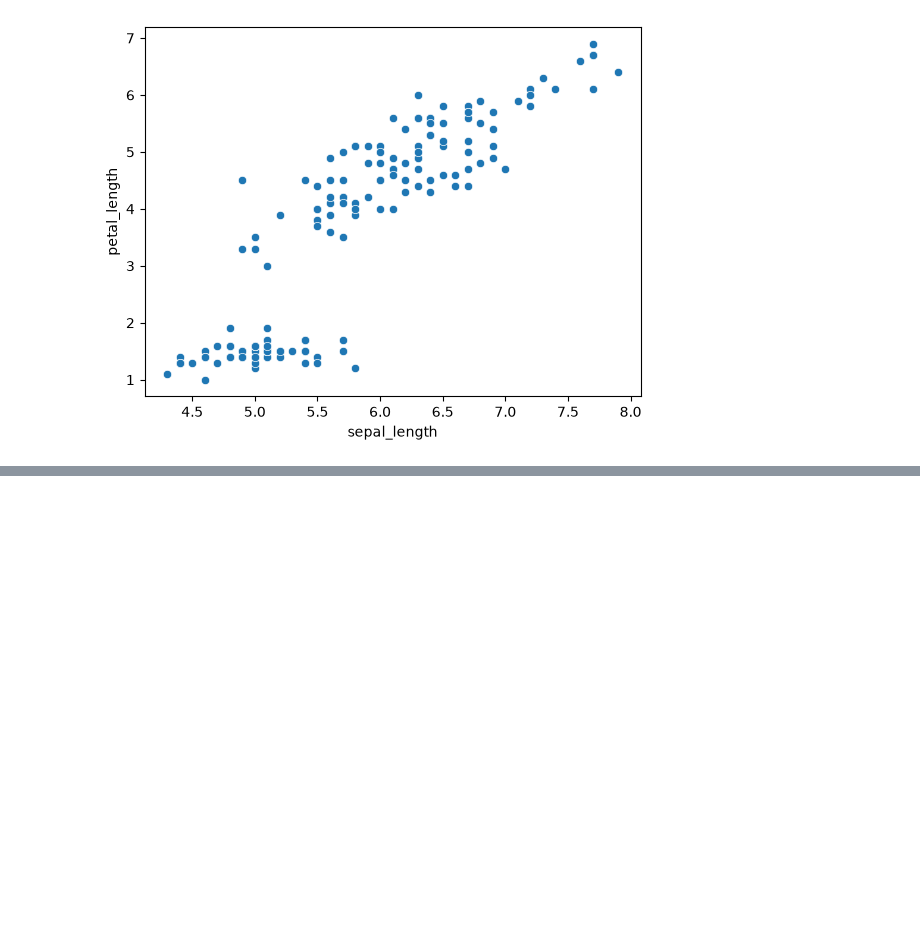
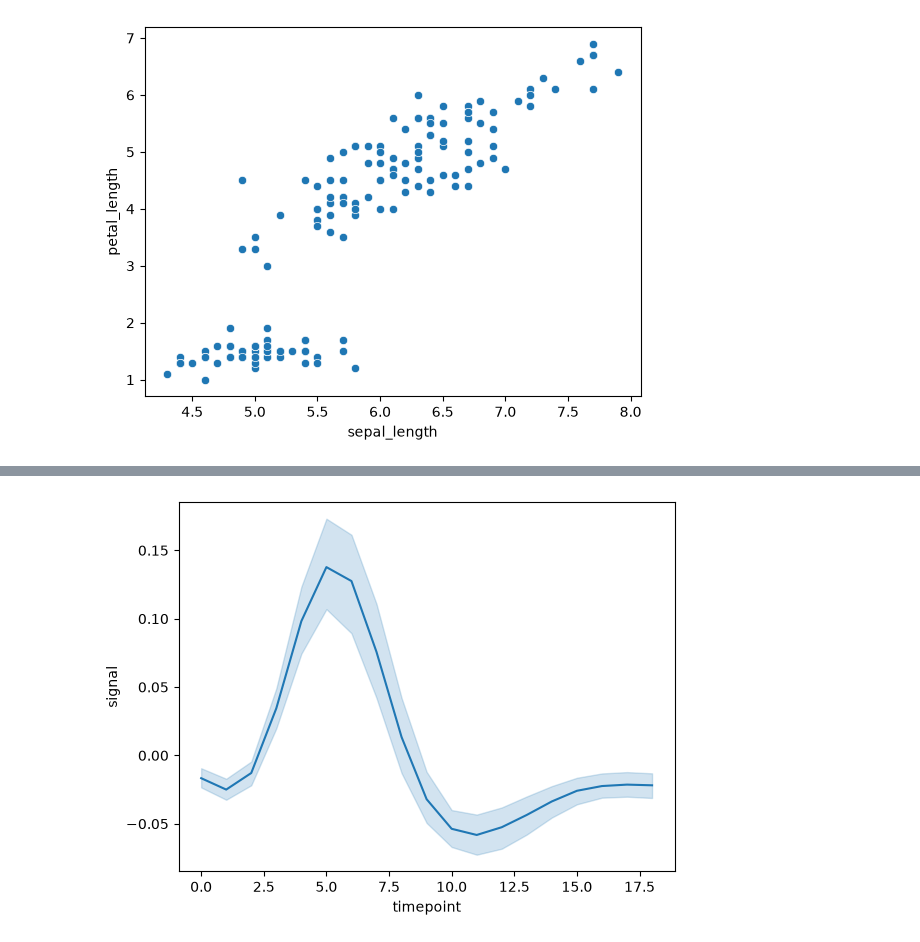
Before and after one commit to shimnasherin73/python-basics, a Jupyter notebook: matplotlib.ipynb, the cells around one changed output, grey strips where cells are left out. Drawn from its saved outputs; the diff is of its cells as text; code cells hidden in the pictures; blank space fills up the shorter version.

```diff
--- a/matplotlib.ipynb
+++ b/matplotlib.ipynb
@@ -866,0 +909,3 @@ plt.show()
+# %%
+df=sns.load_dataset("fmri")
+df
@@ -866,0 +926,5 @@ plt.show()
+# %%
+sns.lineplot(x='timepoint',y="signal",data=df)
+plt.show()
+# %% [output]
+[figure, added]
```
Also changed, not shown: parts of 30 cells of this notebook, 1 other file.
